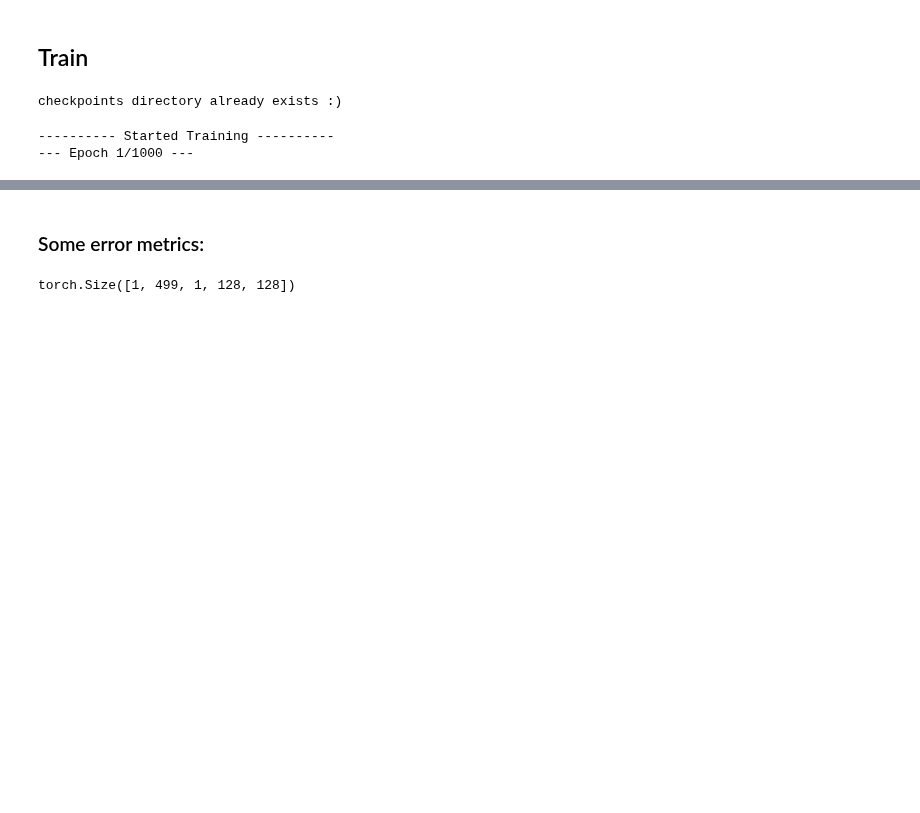
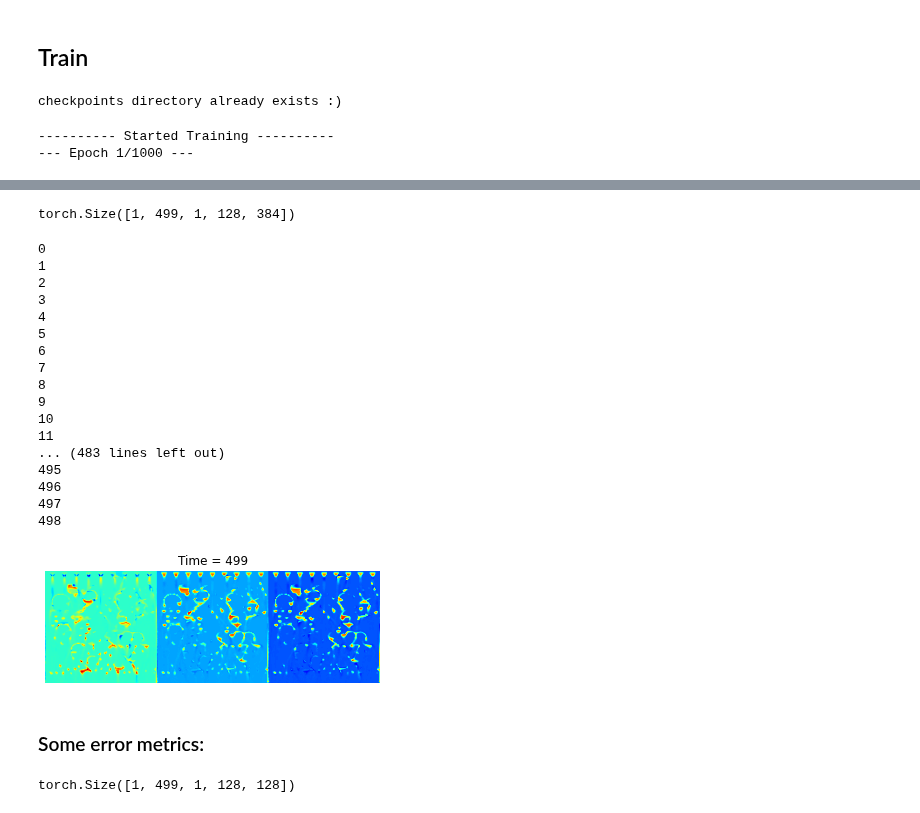
Before and after one commit to dwidemann/surrogates4sims, a Jupyter notebook: 08_latent_integration_network_pnnlSVD_1sim_w499_latent64_mem6.ipynb, the cells around one changed output, grey strips where cells are left out. Drawn from its saved outputs; the diff is of its cells as text; code cells hidden in the pictures; blank space fills up the shorter version.

Commit message:
add code for animating, saving data for animations, and final IA calculations in our Jan 2020 CCSI2 presentation

```diff
--- a/08_latent_integration_network_pnnlSVD_1sim_w499_latent64_mem6.ipynb
+++ b/08_latent_integration_network_pnnlSVD_1sim_w499_latent64_mem6.ipynb
@@ -998,3 +1007,67 @@ from IPython.display import Video
 Video(outGif)
 # %% [output]
 [interactive output not drawn]
+# %%
+import matplotlib.animation as animation
+def create_1_channel_movie(im, outfile):
+    ti = 0
+    u_mx = 255 #np.max(np.abs(Xrgb))
+    fig = plt.figure()
+    #plt.axis('off')
+    ax = fig.add_subplot(111)
+    cmap = plt.cm.jet
+    img = ax.imshow(im[0].squeeze(), cmap=cmap, vmin=0, vmax=u_mx)
+    #plt.show()
+
+    # initialization function: plot the background of each frame
+    def init():
+        img = ax.imshow(im[0].squeeze(), cmap=cmap, vmin=0, vmax=u_mx)
+        plt.title('Time = 1')
+        plt.axis('off')
+        return (fig,)
+
+    # animation function. This is called sequentially
+    def animate(i):
+        print(i)
+        img = ax.imshow(im[i].squeeze(), cmap=cmap, vmin=0, vmax=u_mx)
+        plt.title('Time = {}'.format(i+1))
+        plt.axis('off')
+        return (fig,)
+
+
+    # call the animator. blit=True means only re-draw the parts that have changed.
+    anim = animation.FuncAnimation(fig, animate, init_func=init,
+                                   frames=len(im), interval=20, blit=True)
+    anim.save(outfile, fps=30, extra_args=['-vcodec', 'libx264'], dpi=300)
+# %%
+#simulation list is created below
+actual_img = [torch.rot90(convertSimToImage(s),1,dims=[2,3]) for row in [simulation] for s in row]
+
+mlp_img = pkl_load('08_MLP_surr.pkl')
+
+Xrgb = torch.cat([torch.stack(mlp_img),torch.stack(Real_U_img),torch.stack(Surr_U_img)], dim=4)
+Xrgb.shape
+# %% [output]
+torch.Size([1, 499, 1, 128, 384])
+# %%
+outGif = '{}.mp4'.format('08_1_sim_train_compare')
+create_1_channel_movie(Xrgb[0].detach().numpy(),outfile=outGif)
+# %% [output]
+0
+1
+2
+3
+4
+5
+6
+7
+8
+9
+10
+11
+... (483 lines left out)
+495
+496
+497
+498
+[figure, added]
```
Also changed, not shown: parts of 11 cells of this notebook, 3 other files.
